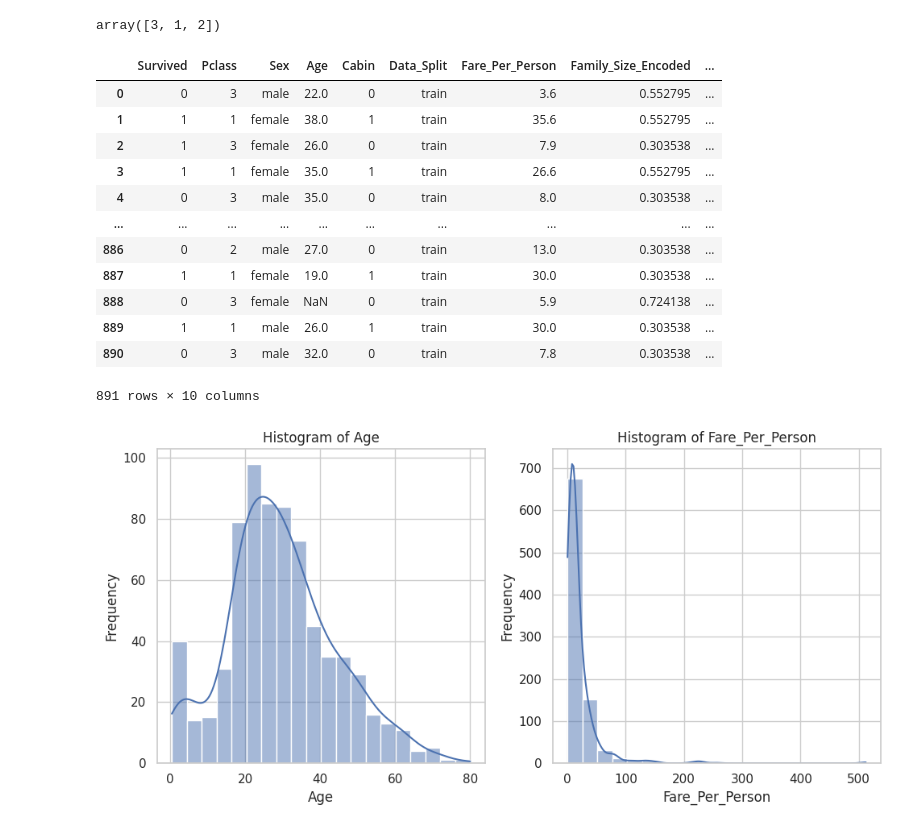
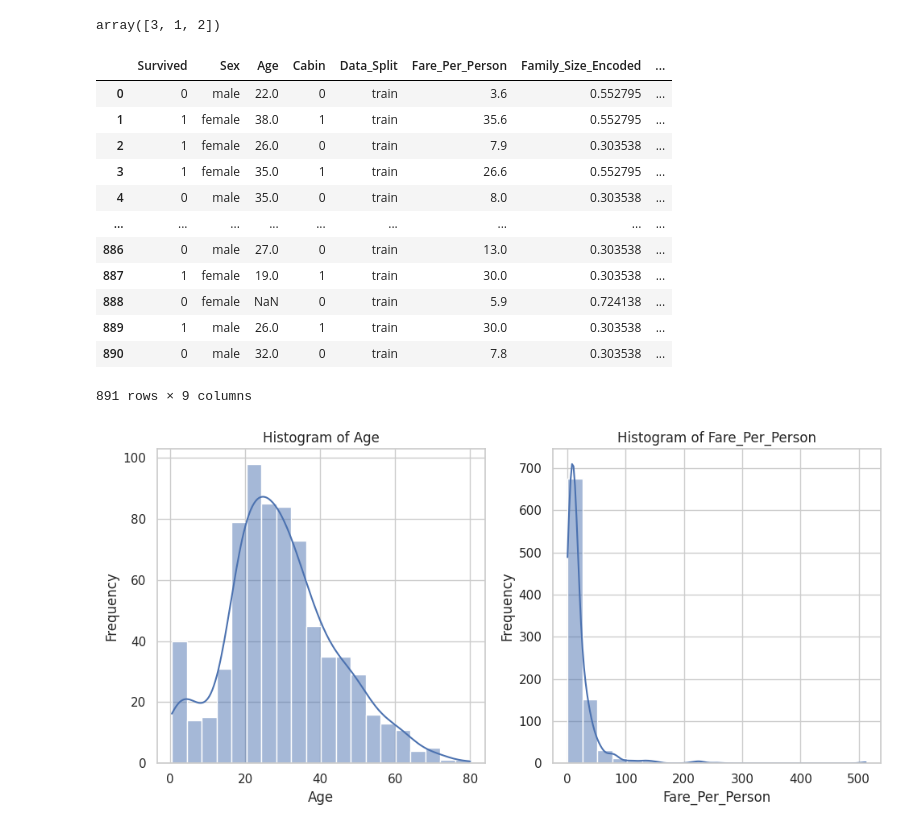
Before and after one commit to Bladys0710/titanic-ml-project, a Jupyter notebook: notebooks/01_EDA_and_PreProcessing.ipynb, the cells around one changed output. Cells and saved outputs as stored; diff of their text form; code cells hidden in the pictures.

```diff
--- a/notebooks/01_EDA_and_PreProcessing.ipynb
+++ b/notebooks/01_EDA_and_PreProcessing.ipynb
@@ -437,31 +435,32 @@ array([3, 1, 2])
 # %%
 # Calculate the mean of the target variable for each category in the training set
 mean_target = train_data.groupby('Pclass')['Survived'].mean()
 
 # Map the encoded values back to the training DataFrame
 train_data['Pclass_Encoded'] = train_data['Pclass'].map(mean_target)
 
 # Transform the test set using the fitted encoder from the training set
 test_data['Pclass_Encoded'] = test_data['Pclass'].map(mean_target)
 
 # Drop the original 'Pclass' column from the test DataFrame
 test_data = test_data.drop('Pclass', axis=1)
+train_data = train_data.drop('Pclass', axis=1)
 
 train_data
 # %% [output]
-|  | Survived | Pclass | Sex | Age | Cabin | Data_Split | Fare_Per_Person | Family_Size_Encoded | ... |
-| 0 | 0 | 3 | male | 22.0 | 0 | train | 3.6 | 0.552795 | ... |
-| 1 | 1 | 1 | female | 38.0 | 1 | train | 35.6 | 0.552795 | ... |
-| 2 | 1 | 3 | female | 26.0 | 0 | train | 7.9 | 0.303538 | ... |
-| 3 | 1 | 1 | female | 35.0 | 1 | train | 26.6 | 0.552795 | ... |
-| 4 | 0 | 3 | male | 35.0 | 0 | train | 8.0 | 0.303538 | ... |
-| ... | ... | ... | ... | ... | ... | ... | ... | ... | ... |
-| 886 | 0 | 2 | male | 27.0 | 0 | train | 13.0 | 0.303538 | ... |
-| 887 | 1 | 1 | female | 19.0 | 1 | train | 30.0 | 0.303538 | ... |
-| 888 | 0 | 3 | female | NaN | 0 | train | 5.9 | 0.724138 | ... |
-| 889 | 1 | 1 | male | 26.0 | 1 | train | 30.0 | 0.303538 | ... |
-| 890 | 0 | 3 | male | 32.0 | 0 | train | 7.8 | 0.303538 | ... |
+|  | Survived | Sex | Age | Cabin | Data_Split | Fare_Per_Person | Family_Size_Encoded | ... |
+| 0 | 0 | male | 22.0 | 0 | train | 3.6 | 0.552795 | ... |
+| 1 | 1 | female | 38.0 | 1 | train | 35.6 | 0.552795 | ... |
+| 2 | 1 | female | 26.0 | 0 | train | 7.9 | 0.303538 | ... |
+| 3 | 1 | female | 35.0 | 1 | train | 26.6 | 0.552795 | ... |
+| 4 | 0 | male | 35.0 | 0 | train | 8.0 | 0.303538 | ... |
+| ... | ... | ... | ... | ... | ... | ... | ... | ... |
+| 886 | 0 | male | 27.0 | 0 | train | 13.0 | 0.303538 | ... |
+| 887 | 1 | female | 19.0 | 1 | train | 30.0 | 0.303538 | ... |
+| 888 | 0 | female | NaN | 0 | train | 5.9 | 0.724138 | ... |
+| 889 | 1 | male | 26.0 | 1 | train | 30.0 | 0.303538 | ... |
+| 890 | 0 | male | 32.0 | 0 | train | 7.8 | 0.303538 | ... |
-891 rows × 10 columns
+891 rows × 9 columns
 # %%
 import pandas as pd
 import seaborn as sns
```
Also changed, not shown: parts of 20 cells of this notebook, 3 other files.
